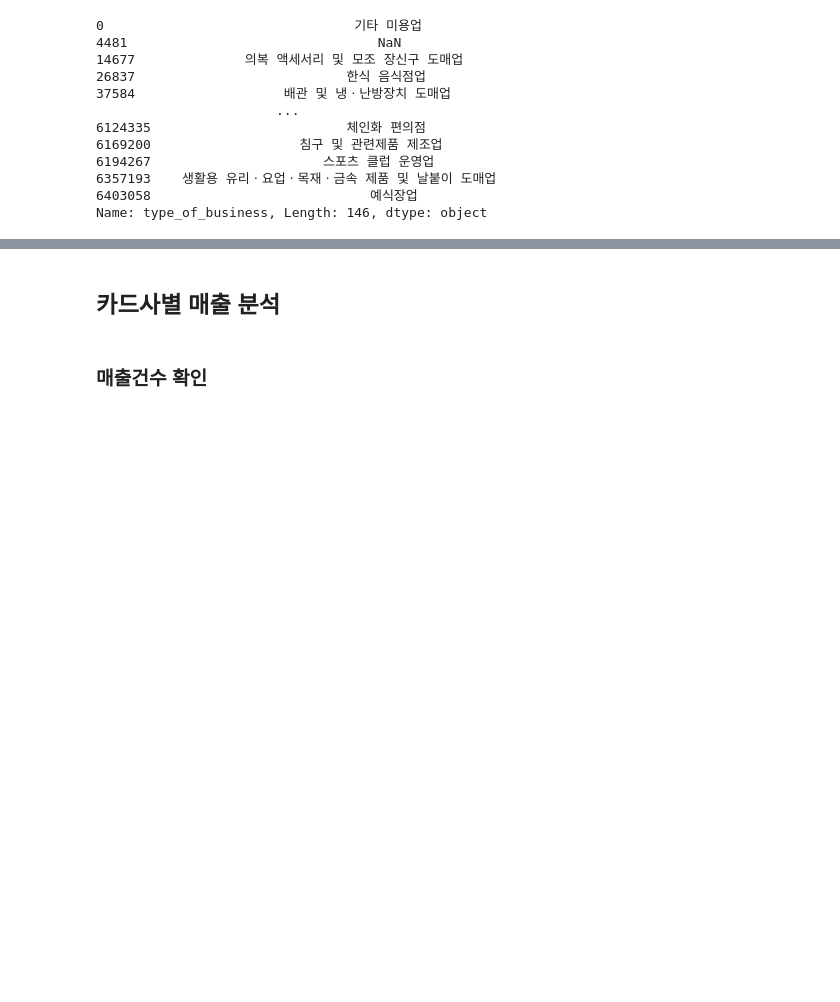
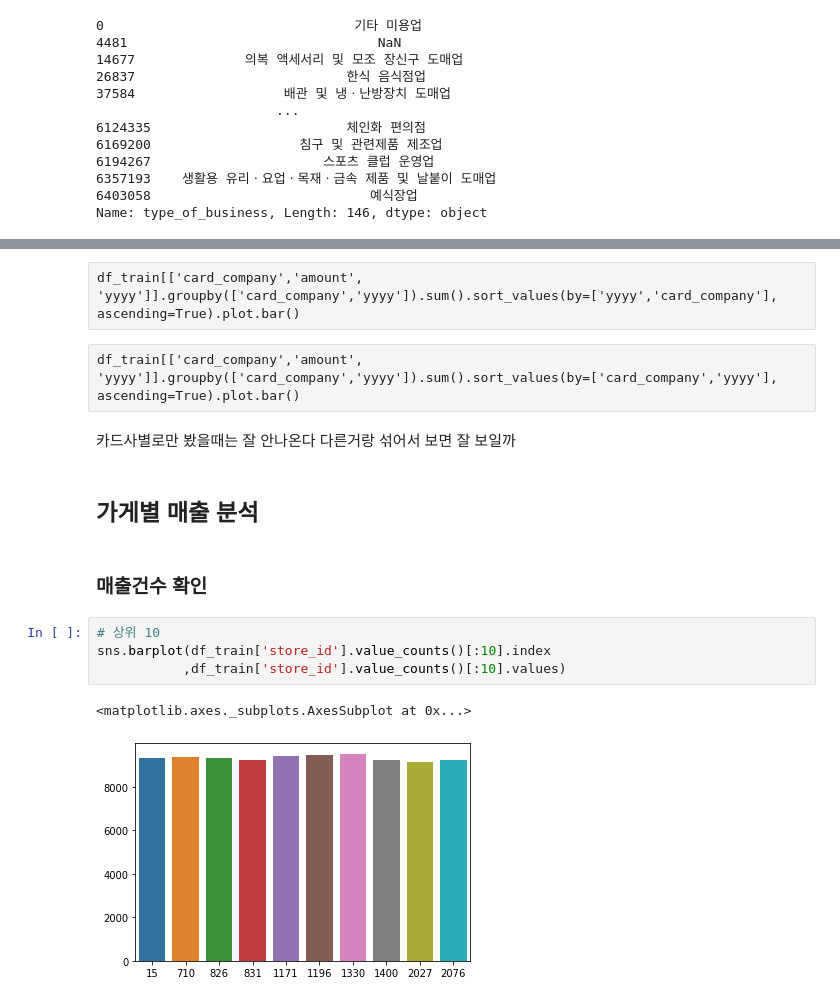
Before and after one commit to ahnjehoon/dacon_funda, a Jupyter notebook: EDA.ipynb, the cells around one changed output, grey strips where cells are left out. Saved outputs shown, nothing was run; the diff lists cells and outputs as text; blank space fills up the shorter version.

```diff
--- a/EDA.ipynb
+++ b/EDA.ipynb
@@ -238,4 +252,18 @@ Name: type_of_business, Length: 146, dtype: object
+# %% [raw]
+df_train[['card_company','amount', 'yyyy']].groupby(['card_company','yyyy']).sum().sort_values(by=['yyyy','card_company'], ascending=True).plot.bar()
+# %% [raw]
+df_train[['card_company','amount', 'yyyy']].groupby(['card_company','yyyy']).sum().sort_values(by=['card_company','yyyy'], ascending=True).plot.bar()
+# %% [markdown]
+카드사별로만 봤을때는 잘 안나온다
+다른거랑 섞어서 보면 잘 보일까
 # %% [markdown]
-## 카드사별 매출 분석
+## 가게별 매출 분석
 # %% [markdown]
 ### 매출건수 확인
+# %%
+# 상위 10
+sns.barplot(df_train['store_id'].value_counts()[:10].index
+           ,df_train['store_id'].value_counts()[:10].values)
+# %% [output]
+<matplotlib.axes._subplots.AxesSubplot at 0x...>
+[figure, added]
```
Also changed, not shown: parts of 25 cells of this notebook.
